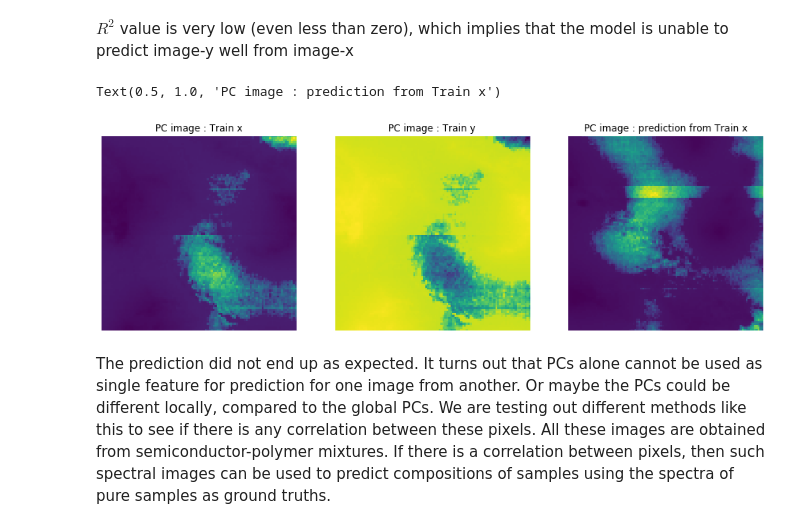
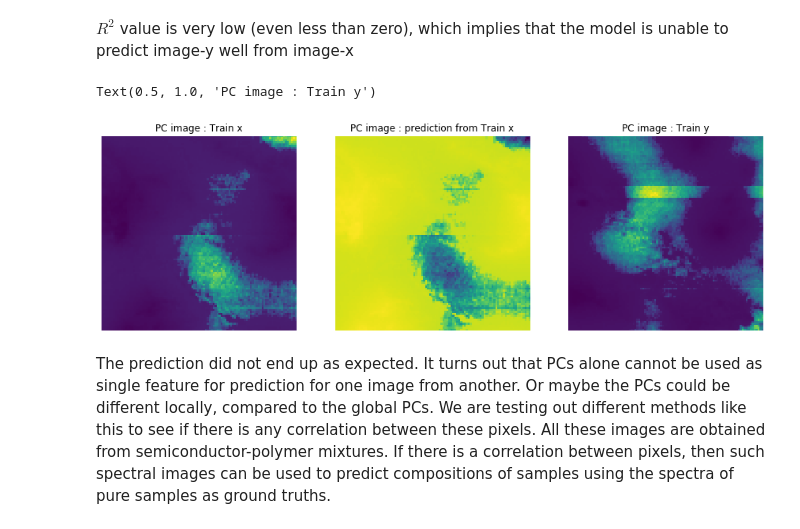
Before and after one commit to mdbresh/HyperUnmixing, a Jupyter notebook: notebooks/2020508_PCA.ipynb, the cells around one changed output. Cells and saved outputs as stored; diff of their text form; code cells hidden in the pictures.

```diff
--- a/notebooks/2020508_PCA.ipynb
+++ b/notebooks/2020508_PCA.ipynb
@@ -114,19 +114,19 @@ pred_y = lin_pred.reshape(im_y.shape[:2])
 # %%
 fig, ax = plt.subplots(ncols=3, figsize=(15,5))
 
 for a in ax:
     a.axis('off')
 
 ax[0].imshow(PC_im_x)
 ax[0].set_title("PC image : Train x")
 
 ax[1].imshow(pred_y)
-ax[1].set_title("PC image : Train y")
+ax[1].set_title("PC image : prediction from Train x")
 
 ax[2].imshow(PC_im_y)
-ax[2].set_title("PC image : prediction from Train x")
+ax[2].set_title("PC image : Train y")
 # %% [output]
-Text(0.5, 1.0, 'PC image : prediction from Train x')
+Text(0.5, 1.0, 'PC image : Train y')
-[figure, old version]
+[figure, new version]
 # %% [markdown]
 The prediction did not end up as expected. It turns out that PCs alone cannot be used as single feature for prediction for one image from another. Or maybe the PCs could be different locally, compared to the global PCs. We are testing out different methods like this to see if there is any correlation between these pixels. All these images are obtained from semiconductor-polymer mixtures. If there is a correlation between pixels, then such spectral images can be used to predict compositions of samples using the spectra of pure samples as ground truths.
```
